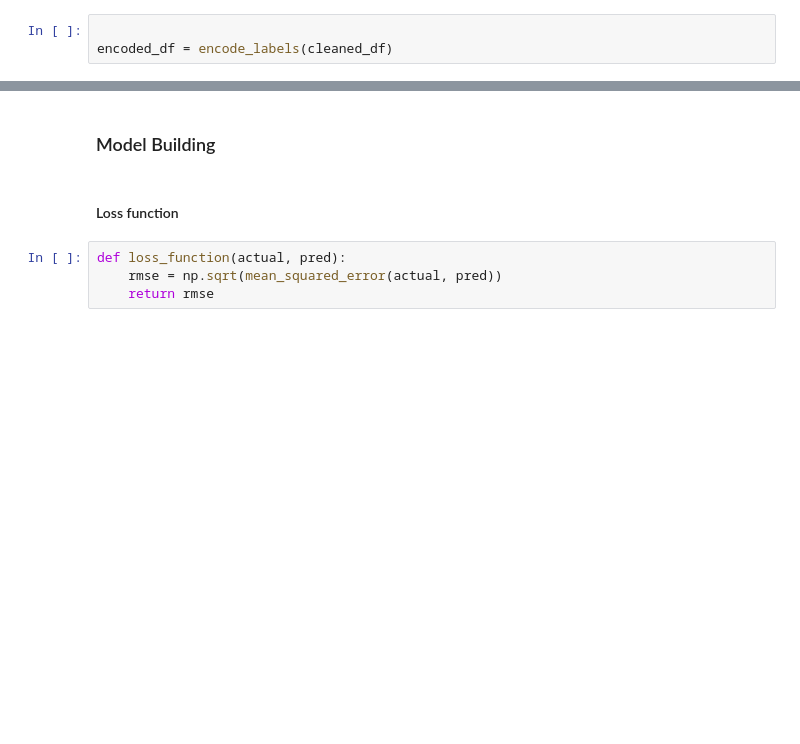
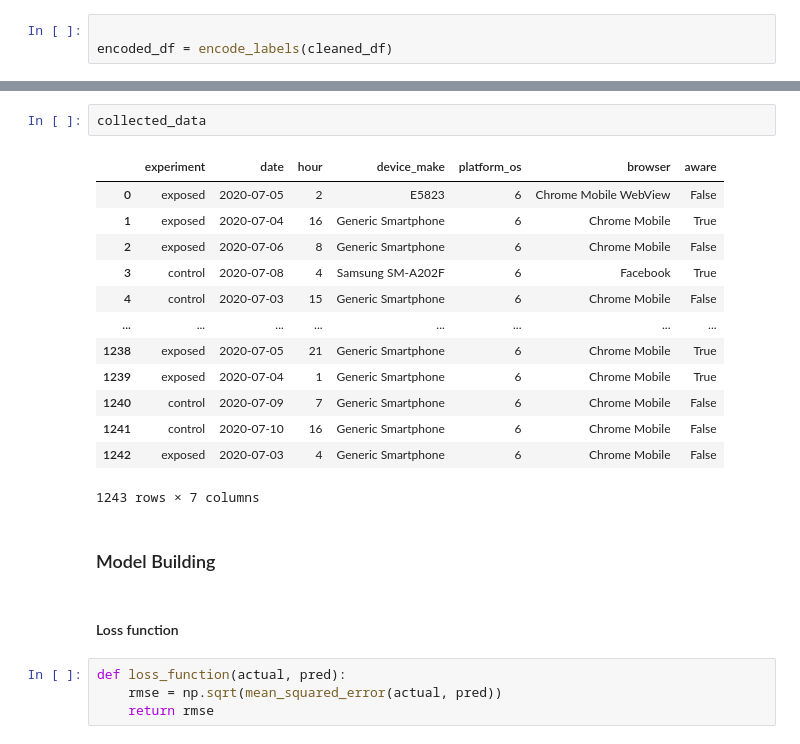
Before and after one commit to daniEL2371/abtest-mlops, a Jupyter notebook: notebooks/ML_AbTest.ipynb, the cells around one changed output, grey strips where cells are left out. Saved outputs shown, nothing was run; the diff lists cells and outputs as text; blank space fills up the shorter version.

Commit message:
platform df

```diff
--- a/notebooks/ML_AbTest.ipynb
+++ b/notebooks/ML_AbTest.ipynb
@@ -145,7 +160,23 @@ collected_data = pd.read_csv(data_url)
+# %%
+collected_data
+# %% [output]
+|  | experiment | date | hour | device_make | platform_os | browser | aware |
+| 0 | exposed | 2020-07-05 | 2 | E5823 | 6 | Chrome Mobile WebView | False |
+| 1 | exposed | 2020-07-04 | 16 | Generic Smartphone | 6 | Chrome Mobile | True |
+| 2 | exposed | 2020-07-06 | 8 | Generic Smartphone | 6 | Chrome Mobile | False |
+| 3 | control | 2020-07-08 | 4 | Samsung SM-A202F | 6 | Facebook | True |
+| 4 | control | 2020-07-03 | 15 | Generic Smartphone | 6 | Chrome Mobile | False |
+| ... | ... | ... | ... | ... | ... | ... | ... |
+| 1238 | exposed | 2020-07-05 | 21 | Generic Smartphone | 6 | Chrome Mobile | True |
+| 1239 | exposed | 2020-07-04 | 1 | Generic Smartphone | 6 | Chrome Mobile | True |
+| 1240 | control | 2020-07-09 | 7 | Generic Smartphone | 6 | Chrome Mobile | False |
+| 1241 | control | 2020-07-10 | 16 | Generic Smartphone | 6 | Chrome Mobile | False |
+| 1242 | exposed | 2020-07-03 | 4 | Generic Smartphone | 6 | Chrome Mobile | False |
+1243 rows × 7 columns
 # %% [markdown]
 ### Model Building
-# %% [markdown]
-#### Loss function
+# %% [markdown]
+#### Loss function
 # %%
 def loss_function(actual, pred):
     rmse = np.sqrt(mean_squared_error(actual, pred))
```
Also changed, not shown: parts of 30 cells of this notebook.
